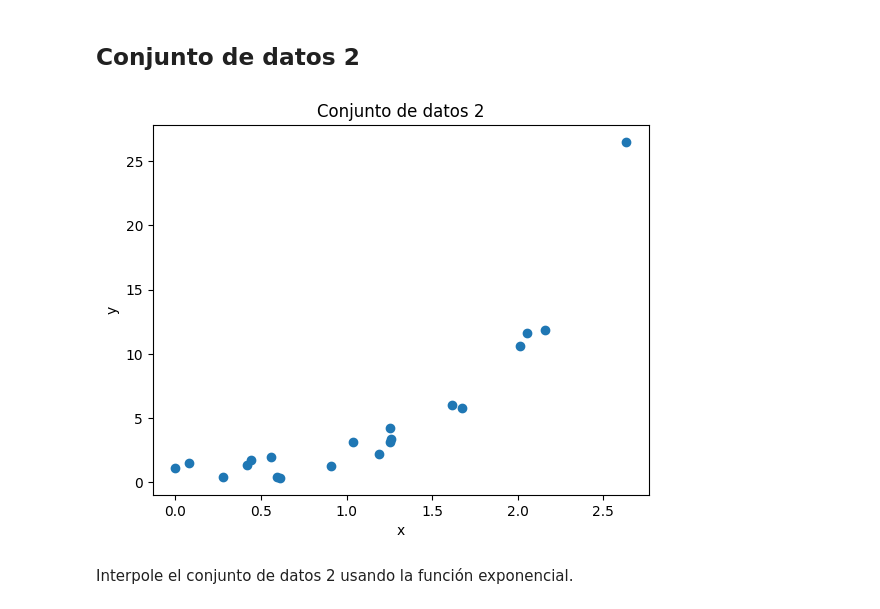
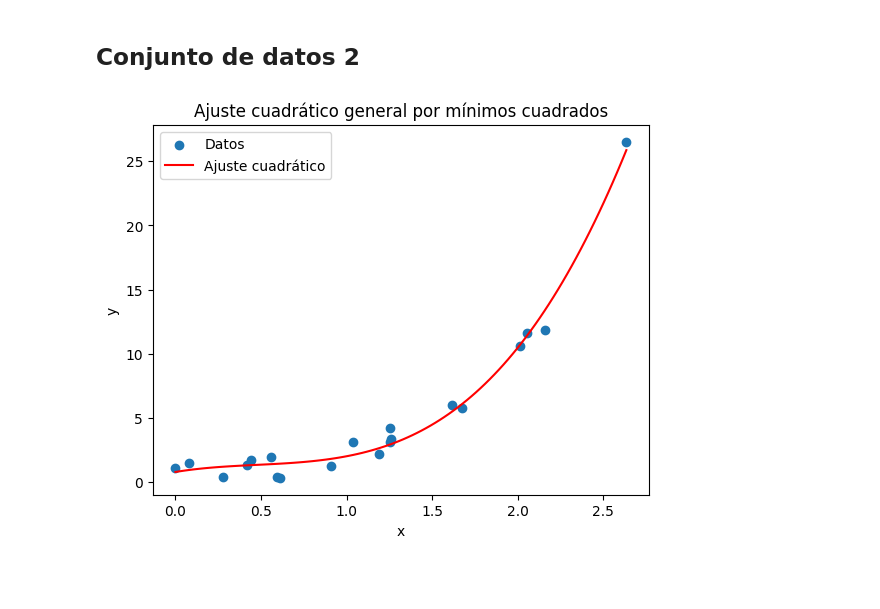
Before and after one commit to R3LM15/MetodosNumericos_MateoMolina, a Jupyter notebook: Prueba 2/MN-25A-prueba02-main/min_cuadrados.ipynb, the cells around one changed output. Cells and saved outputs as stored; diff of their text form; code cells hidden in the pictures; blank space fills up the shorter version.

```diff
--- a/Prueba 2/MN-25A-prueba02-main/min_cuadrados.ipynb
+++ b/Prueba 2/MN-25A-prueba02-main/min_cuadrados.ipynb
@@ -185,10 +213,20 @@ ys2 = [
-# %%
-plt.scatter(xs2, ys2)
-plt.xlabel("x")
-plt.ylabel("y")
-plt.title("Conjunto de datos 2")
-plt.show()
-# %% [output]
-[figure, removed]
-# %% [markdown]
-Interpole el conjunto de datos 2 usando la función exponencial.
+# %%
+import numpy as np
+import matplotlib.pyplot as plt
+
+# Ajuste polinómico de grado 3 (cubico)
+coef = np.polyfit(xs2, ys2, deg=3)
+p = np.poly1d(coef)
+
+x = np.linspace(min(xs2), max(xs2), 100)
+y = p(x)
+
+plt.scatter(xs2, ys2, label="Datos")
+plt.plot(x, y, color="red", label="Ajuste cuadrático")
+plt.xlabel("x")
+plt.ylabel("y")
+plt.title("Ajuste cuadrático general por mínimos cuadrados")
+plt.legend()
+plt.show()
+# %% [output]
+[figure, added]
```
Also changed, not shown: parts of 8 cells of this notebook.
